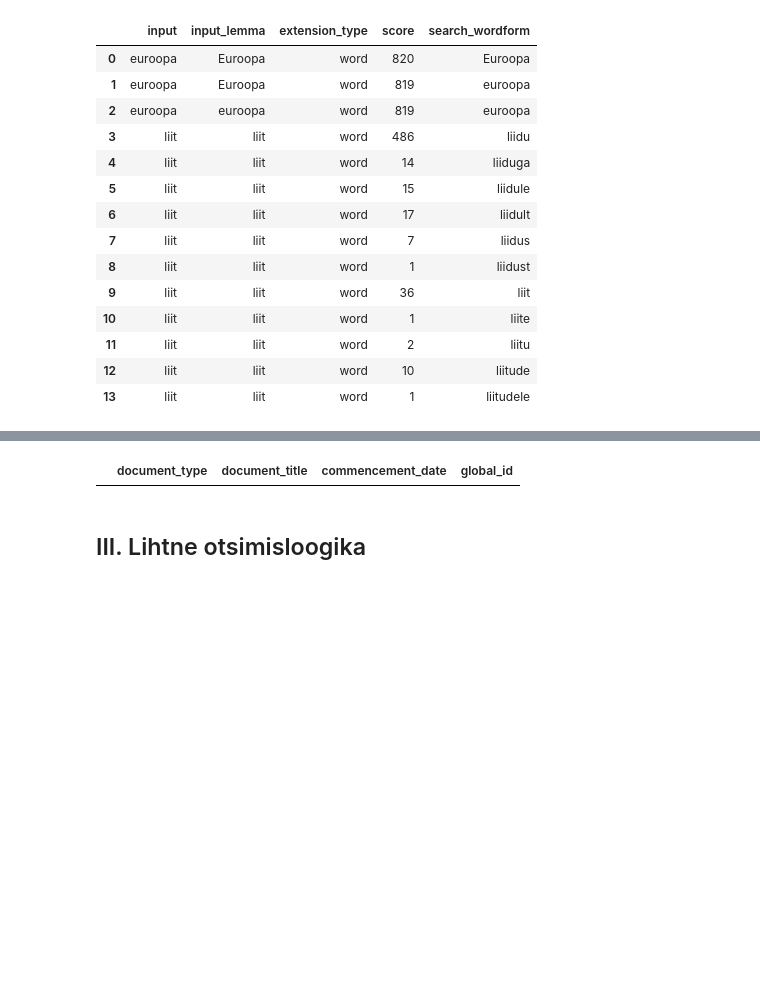
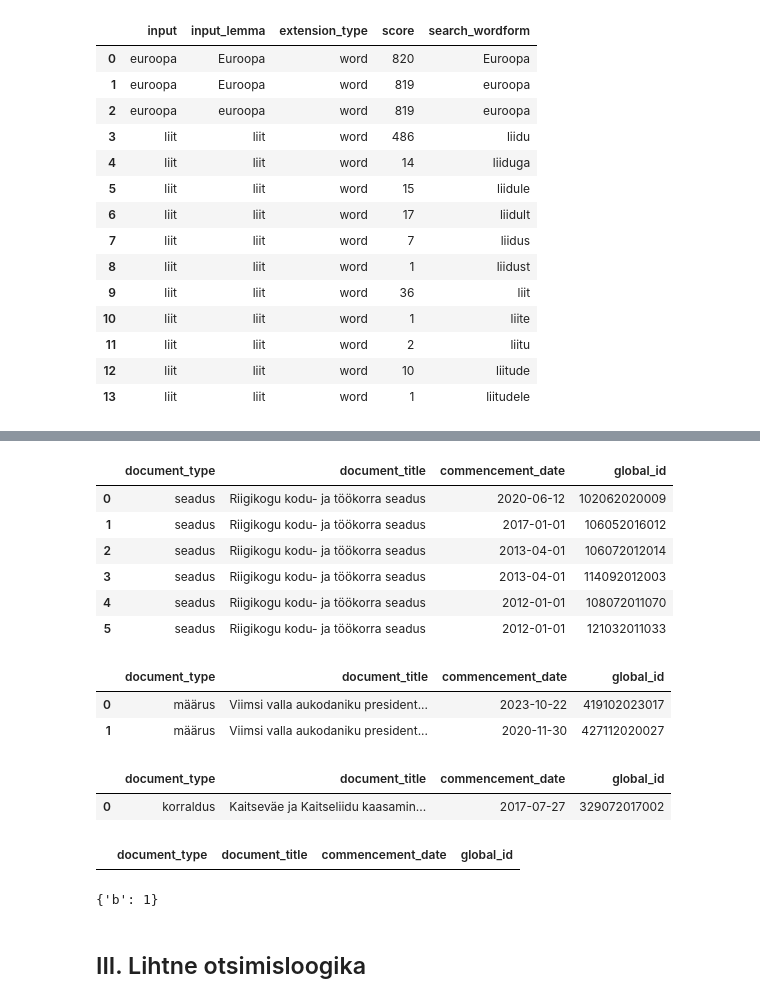
Before and after one commit to estnltk/smart-search, a Jupyter notebook: demod/toovood/riigi_teataja_pealkirjaotsing/03_tark_otsing/01_example_usage_of_query_extender.ipynb, the cells around one changed output, grey strips where cells are left out. Saved outputs shown, nothing was run; the diff lists cells and outputs as text; code cells hidden in the pictures; blank space fills up the shorter version.

```diff
--- a/demod/toovood/riigi_teataja_pealkirjaotsing/03_tark_otsing/01_example_usage_of_query_extender.ipynb
+++ b/demod/toovood/riigi_teataja_pealkirjaotsing/03_tark_otsing/01_example_usage_of_query_extender.ipynb
@@ -308,3 +435,24 @@ search_rt_caption('presidendi')
+# %%
+search_rt_caption('kodu- töökorra')
+# %% [output]
+|  | document_type | document_title | commencement_date | global_id |
+| 0 | seadus | Riigikogu kodu- ja töökorra seadus | 2020-06-12 | 102062020009 |
+| 1 | seadus | Riigikogu kodu- ja töökorra seadus | 2017-01-01 | 106052016012 |
+| 2 | seadus | Riigikogu kodu- ja töökorra seadus | 2013-04-01 | 106072012014 |
+| 3 | seadus | Riigikogu kodu- ja töökorra seadus | 2013-04-01 | 114092012003 |
+| 4 | seadus | Riigikogu kodu- ja töökorra seadus | 2012-01-01 | 108072011070 |
+| 5 | seadus | Riigikogu kodu- ja töökorra seadus | 2012-01-01 | 121032011033 |
+# %%
+search_rt_caption('president')
+# %% [output]
+|  | document_type | document_title | commencement_date | global_id |
+| 0 | määrus | Viimsi valla aukodaniku president... | 2023-10-22 | 419102023017 |
+| 1 | määrus | Viimsi valla aukodaniku president... | 2020-11-30 | 427112020027 |
+# %%
+search_rt_caption('asepresidendi')
+# %% [output]
+|  | document_type | document_title | commencement_date | global_id |
+| 0 | korraldus | Kaitseväe ja Kaitseliidu kaasamin... | 2017-07-27 | 329072017002 |
 # %%
 search_rt_caption('Euroopa Liitu')
 # %% [output]
@@ -312,3 +464,7 @@ search_rt_caption('Euroopa Liitu')
+# %%
+abx
+# %% [output]
+{'b': 1}
 # %% [markdown]
 ## III. Lihtne otsimisloogika
 # %%
```
Also changed, not shown: parts of 14 cells of this notebook.
